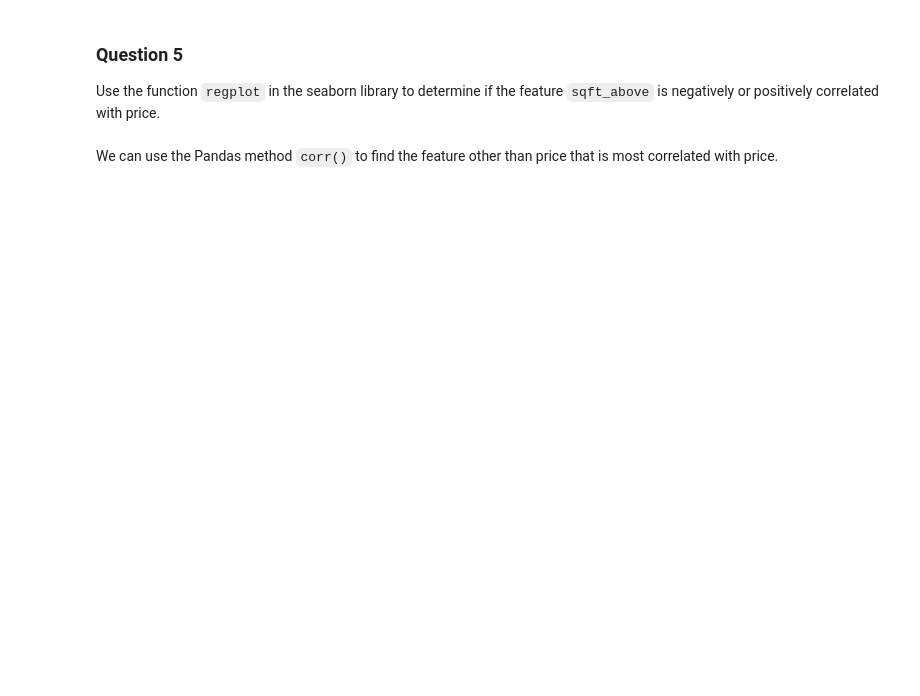
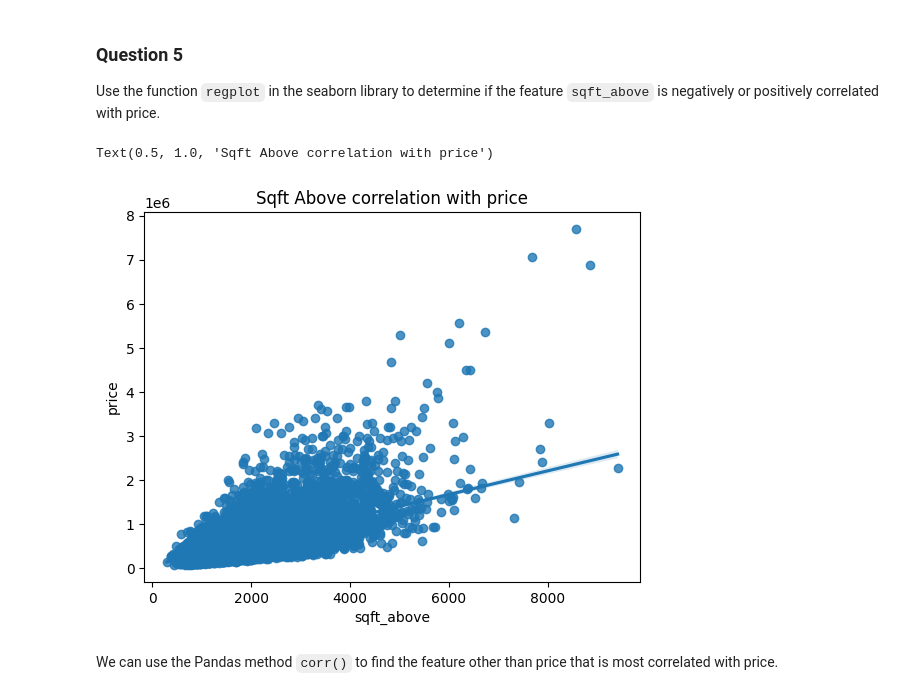
Before and after one commit to calebrauscher/housing_price, a Jupyter notebook: House_Sales_in_King_Count_USA.ipynb, the cells around one changed output. Saved outputs shown, nothing was run; the diff lists cells and outputs as text; code cells hidden in the pictures; blank space fills up the shorter version.

```diff
--- a/House_Sales_in_King_Count_USA.ipynb
+++ b/House_Sales_in_King_Count_USA.ipynb
@@ -161,6 +205,12 @@ Use the function <code>boxplot</code> in the seaborn library  to  determine whet
 ### Question 5
 
 Use the function <code>regplot</code>  in the seaborn library  to  determine if the feature <code>sqft_above</code> is negatively or positively correlated with price.
+# %%
+sns.regplot(data=df, x="sqft_above", y="price")
+plt.title("Sqft Above correlation with price")
+# %% [output]
+Text(0.5, 1.0, 'Sqft Above correlation with price')
+[figure, added]
 # %% [markdown]
 We can use the Pandas method <code>corr()</code>  to find the feature other than price that is most correlated with price.
 # %%
```
Also changed, not shown: parts of 12 cells of this notebook.
